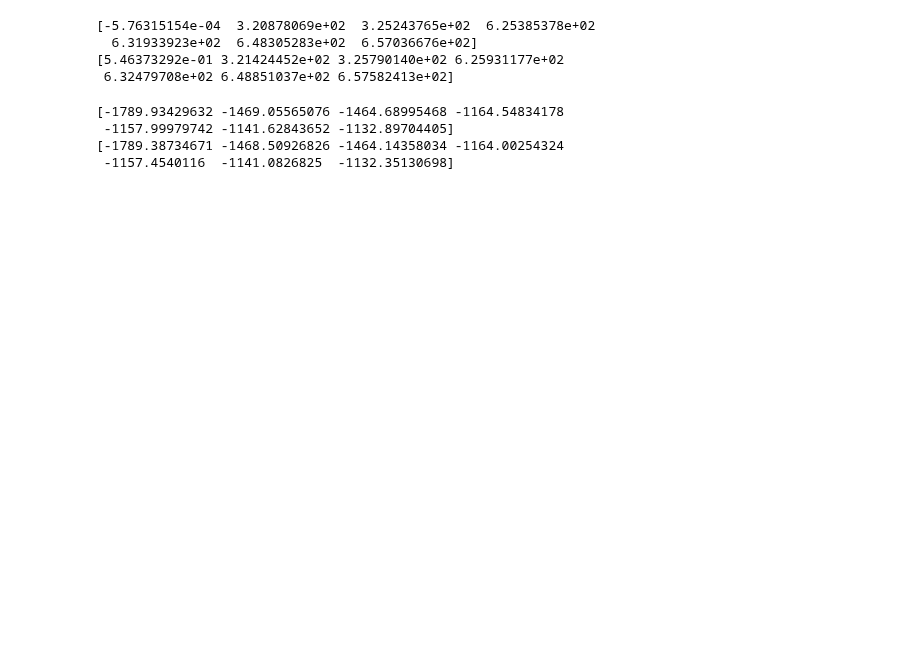
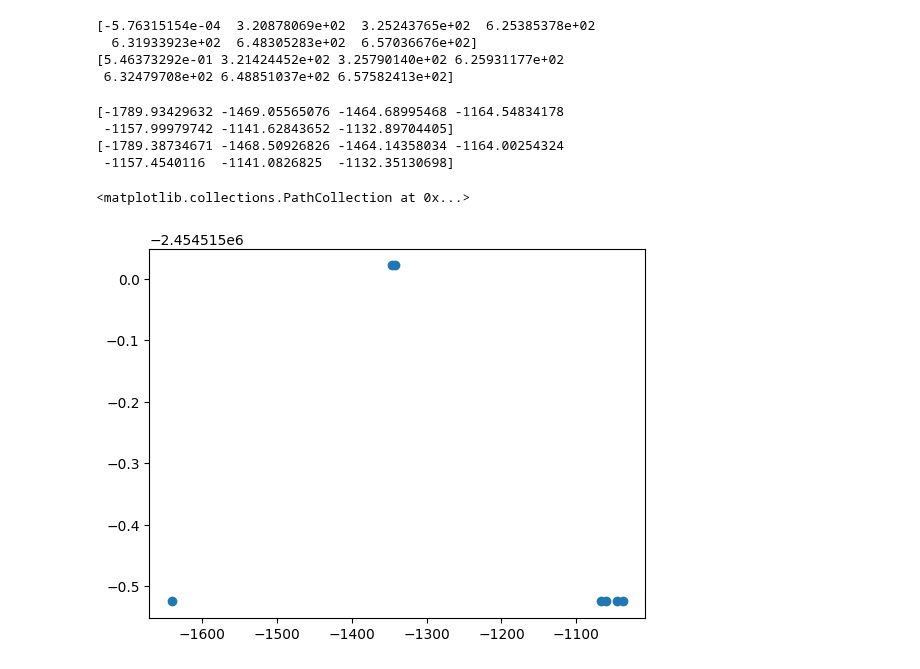
Before and after one commit to BoiseStatePlanetary/susie, a Jupyter notebook: adrienne_test.ipynb, the cells around one changed output. Saved outputs shown, nothing was run; the diff lists cells and outputs as text; code cells hidden in the pictures; blank space fills up the shorter version.

Commit message:
Precession graphs

```diff
--- a/adrienne_test.ipynb
+++ b/adrienne_test.ipynb
@@ -532,3 +532,10 @@ print(result_occ)
  -1157.99979742 -1141.62843652 -1132.89704405]
 [-1789.38734671 -1468.50926826 -1464.14358034 -1164.00254324
  -1157.4540116  -1141.0826825  -1132.35130698]
+# %%
+precession_obj = PrecessionModelEphemeris()
+prec_transit_times = precession_obj.precession_fit(test_epochs_precession, 0, test_P_fits, test_dwdE, test_W0, test_e, test_tra_or_occ_enum_precession)
+plt.scatter(test_epochs_precession, (prec_transit_times - 2454515.5247473116 - 1.0914233780823739 * test_epochs_precession))
+# %% [output]
+<matplotlib.collections.PathCollection at 0x...>
+[figure, added]
```
Also changed, not shown: parts of 3 cells of this notebook, 3 other files.
